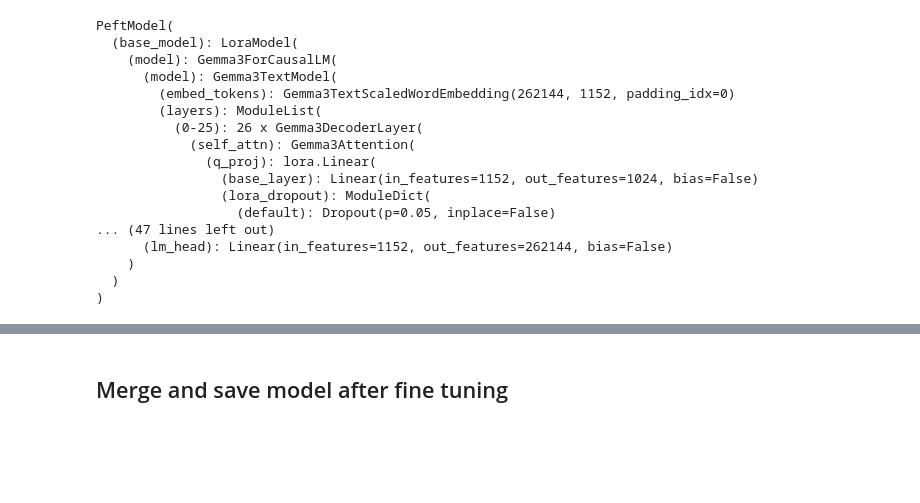
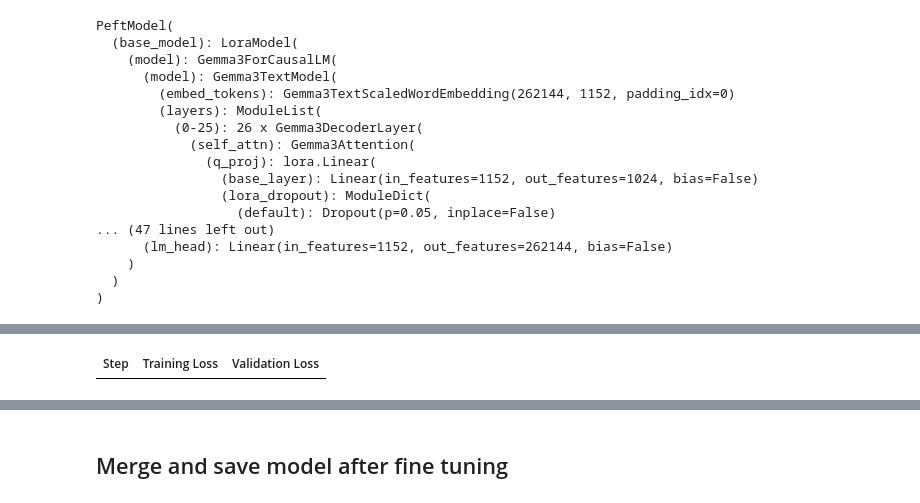
Before and after one commit to yonatanvaizman/bible-text-analysis, a Jupyter notebook: bibleAssistant/finetune_model.ipynb, the cells around one changed output, grey strips where cells are left out. Cells and saved outputs as stored; diff of their text form; code cells hidden in the pictures; blank space fills up the shorter version.

```diff
--- a/bibleAssistant/finetune_model.ipynb
+++ b/bibleAssistant/finetune_model.ipynb
@@ -243,7 +329,7 @@ dict_keys(['input_ids', 'attention_mask', 'labels'])
 # %% [markdown]
 ## Train with LoRA
 # %%
-output_dir = os.path.abspath("../models/gemma3-lora-8")
+output_dir = os.path.abspath("../models/gemma3-lora-9")
 if not os.path.exists(output_dir):
     os.mkdir(output_dir)
 os.listdir(output_dir)
@@ -282,22 +368,24 @@ args = TrainingArguments(
     output_dir=output_dir,
     per_device_train_batch_size=1,
     gradient_accumulation_steps=4,
+#    gradient_accumulation_steps=1,### Debugging
     num_train_epochs=2,
     learning_rate=5e-5,
     logging_steps=50,
+#    logging_steps=1, ## Debugging
     eval_strategy="steps",
     eval_steps=50,
+#    eval_steps=1,
     save_strategy="steps",
     save_steps=50,
     save_only_model=True,
     save_safetensors=False,
-    remove_unused_columns=False
+    remove_unused_columns=False,
 )
 
 use_train_set = train_tok
 use_eval_set = test_tok
 
-#collator = DataCollatorForLanguageModeling(tokenizer=tokenizer, mlm=False)
 collator = DataCollatorForSeq2Seq(
     tokenizer=tokenizer,
     model=model,
@@ -313,3 +401,4 @@ trainer = Trainer(
 )
 
 trainer.train()
+# %% [output]
@@ -316,3 +406,4 @@ trainer.train()
+| Step | Training Loss | Validation Loss |
 # %%
 input_messages = test_ds[11]['messages'][:4]
 for msg in input_messages:
```
Also changed, not shown: parts of 9 cells of this notebook, 2 other files.
